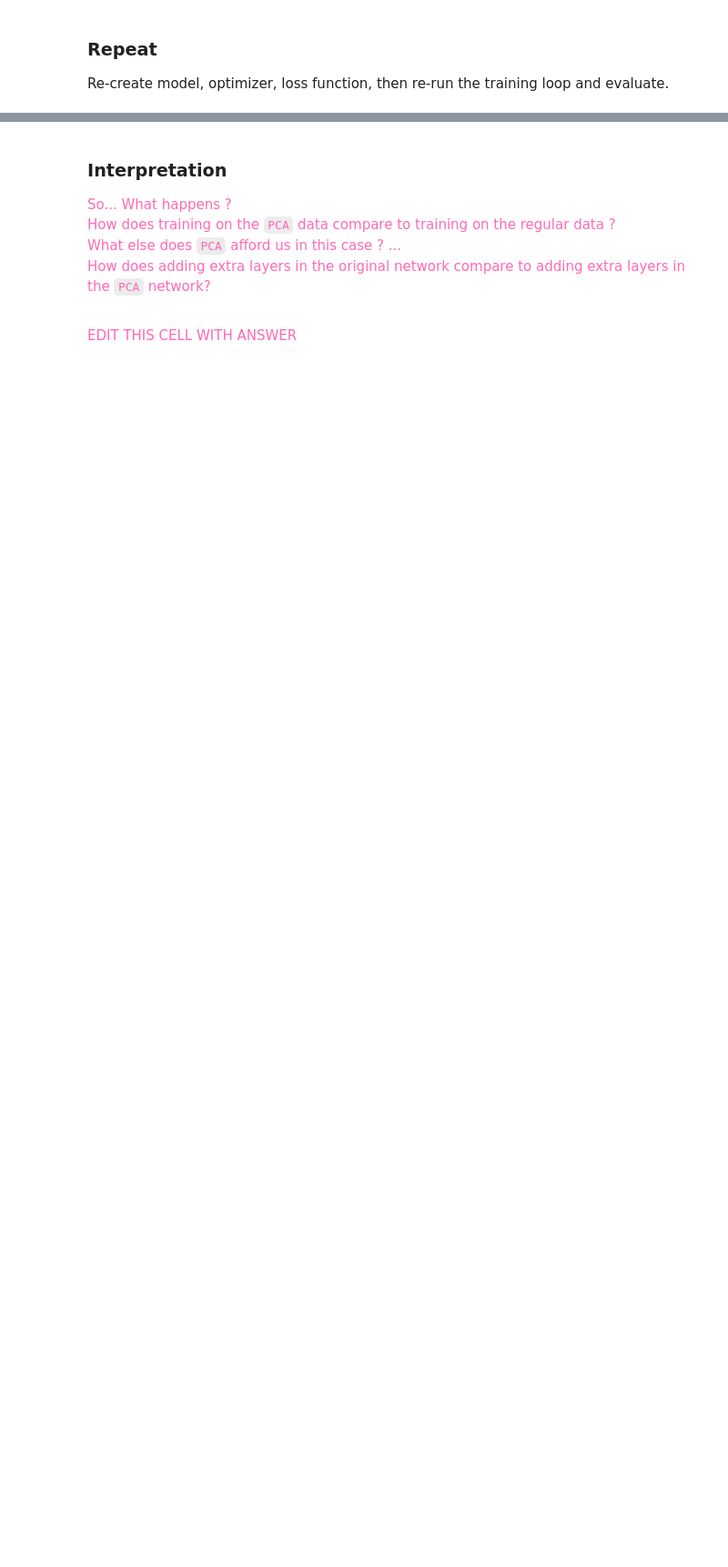
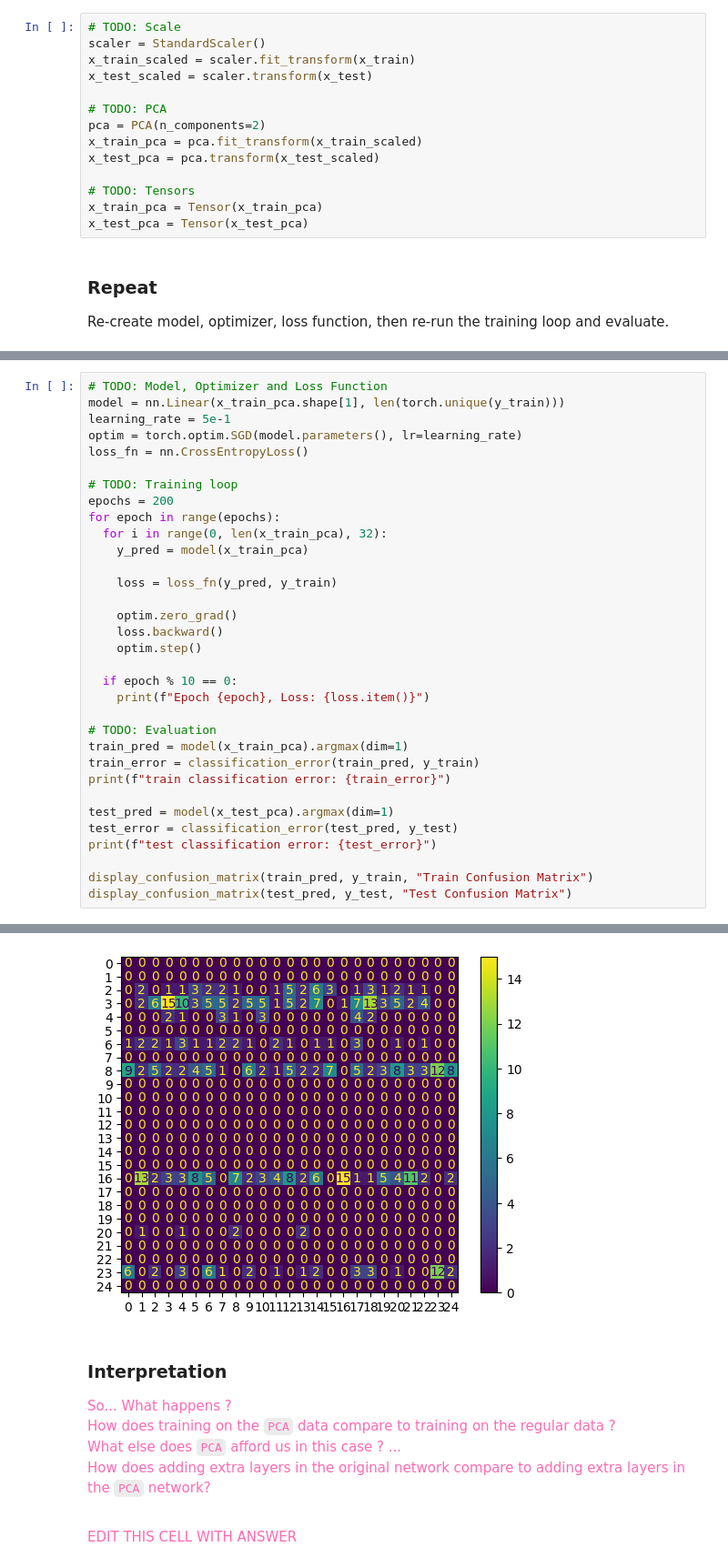
Before and after one commit to machineLearn-xuan/HW12, a Jupyter notebook: Homework12.ipynb, the cells around one changed output, grey strips where cells are left out. Shown: that part at 91% size. Cells and saved outputs as stored; diff of their text form; blank space fills up the shorter version.

```diff
--- a/Homework12.ipynb
+++ b/Homework12.ipynb
@@ -158,3 +256,17 @@ For the `PCA`, we can aim for an explained variance of $99\%$. This should reduc
+# %%
+# TODO: Scale
+scaler = StandardScaler()
+x_train_scaled = scaler.fit_transform(x_train)
+x_test_scaled = scaler.transform(x_test)
+
+# TODO: PCA
+pca = PCA(n_components=2)
+x_train_pca = pca.fit_transform(x_train_scaled)
+x_test_pca = pca.transform(x_test_scaled)
+
+# TODO: Tensors
+x_train_pca = Tensor(x_train_pca)
+x_test_pca = Tensor(x_test_pca)
 # %% [markdown]
 ### Repeat
 
@@ -165,0 +274,34 @@ Re-create model, optimizer, loss function, then re-run the training loop and eva
+# %%
+# TODO: Model, Optimizer and Loss Function
+model = nn.Linear(x_train_pca.shape[1], len(torch.unique(y_train)))
+learning_rate = 5e-1
+optim = torch.optim.SGD(model.parameters(), lr=learning_rate)
+loss_fn = nn.CrossEntropyLoss()
+
+# TODO: Training loop
+epochs = 200
+for epoch in range(epochs):
+  for i in range(0, len(x_train_pca), 32):
+    y_pred = model(x_train_pca)
+
+    loss = loss_fn(y_pred, y_train)
+
+    optim.zero_grad()
+    loss.backward()
+    optim.step()
+
+  if epoch % 10 == 0:
+    print(f"Epoch {epoch}, Loss: {loss.item()}")
+
+# TODO: Evaluation
+train_pred = model(x_train_pca).argmax(dim=1)
+train_error = classification_error(train_pred, y_train)
+print(f"train classification error: {train_error}")
+
+test_pred = model(x_test_pca).argmax(dim=1)
+test_error = classification_error(test_pred, y_test)
+print(f"test classification error: {test_error}")
+
+display_confusion_matrix(train_pred, y_train, "Train Confusion Matrix")
+display_confusion_matrix(test_pred, y_test, "Test Confusion Matrix")
+# %% [output]
@@ -166,3 +326,4 @@ Re-create model, optimizer, loss function, then re-run the training loop and eva
+[figure, added]
 # %% [markdown]
 ### Interpretation
 
```
Also changed, not shown: parts of 12 cells of this notebook, 1 other file.
